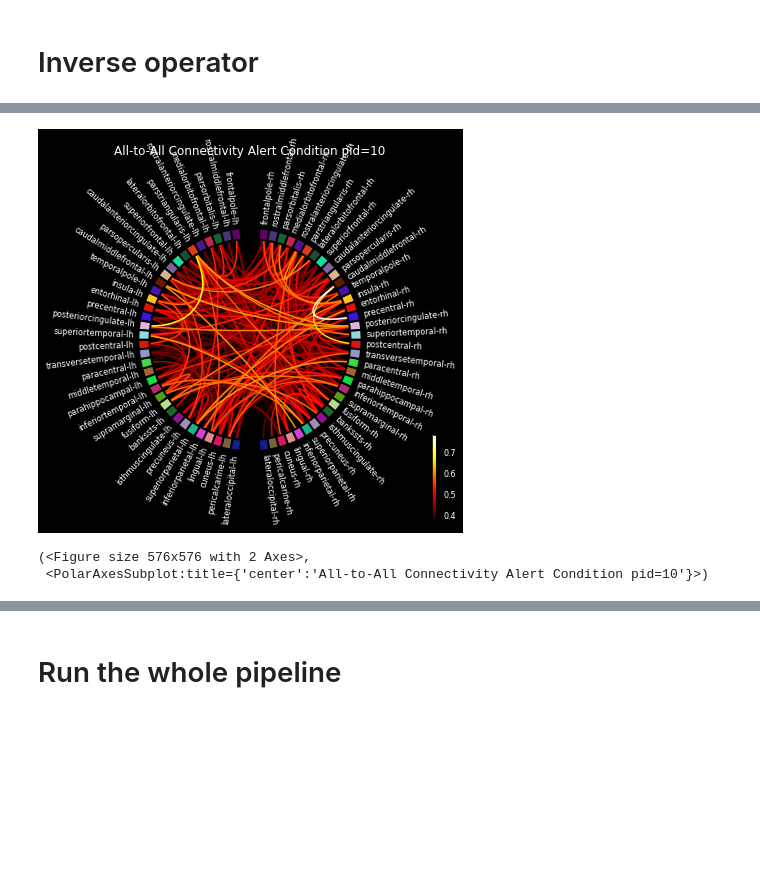
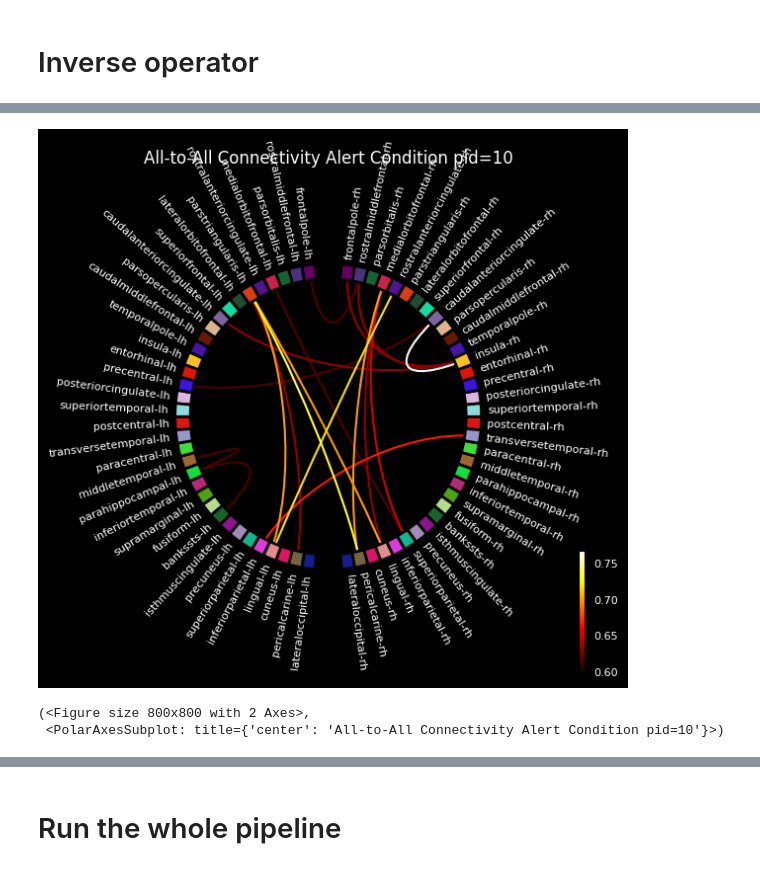
Before and after one commit to habom2310/eeg-connectivity-analysis, a Jupyter notebook: brain connectivity from source spaces pipeline.ipynb, the cells around one changed output, grey strips where cells are left out. Cells and saved outputs as stored; diff of their text form; code cells hidden in the pictures; blank space fills up the shorter version.

```diff
--- a/brain connectivity from source spaces pipeline.ipynb
+++ b/brain connectivity from source spaces pipeline.ipynb
@@ -144,2 +129,4 @@ Computing rank from covariance with rank=None
 # %% [markdown]
 # Var
+# %%
+noise_cov = mne.compute_covariance(epochs, tmax=2)
@@ -334,35 +328,35 @@ Extracting time courses for 68 labels (mode: mean_flip)
 label_names = [label.name for label in labels]
 
 lh_labels = [name for name in label_names if name.endswith('lh')]
 
 # Get the y-location of the label
 label_ypos = list()
 for name in lh_labels:
     idx = label_names.index(name)
     ypos = np.mean(labels[idx].pos[:, 1])
     label_ypos.append(ypos)
 
 # Reorder the labels based on their location
 lh_labels = [label for (yp, label) in sorted(zip(label_ypos, lh_labels))]
 
 # For the right hemi
 rh_labels = [label[:-2] + 'rh' for label in lh_labels]
 
 # Save the plot order and create a circular layout
 node_order = list()
 node_order.extend(lh_labels[::-1])  # reverse the order
 node_order.extend(rh_labels)
 
 node_angles = circular_layout(label_names, node_order, start_pos=90,
                               group_boundaries=[0, len(label_names) / 2])
 
 # Plot the graph using node colors from the FreeSurfer parcellation. We only
 # show the 300 strongest connections.
-plot_connectivity_circle(con_res['pli'], label_names, n_lines=300,
+plot_connectivity_circle(con_res['pli'], label_names, n_lines=20,
                          node_angles=node_angles, node_colors=label_colors,
                          title='All-to-All Connectivity Alert Condition pid=10')
 # %% [output]
-[figure, old version]
+[figure, new version]
-(<Figure size 576x576 with 2 Axes>,
- <PolarAxesSubplot:title={'center':'All-to-All Connectivity Alert Condition pid=10'}>)
+(<Figure size 800x800 with 2 Axes>,
+ <PolarAxesSubplot: title={'center': 'All-to-All Connectivity Alert Condition pid=10'}>)
 # %%
```
Also changed, not shown: parts of 34 cells of this notebook, 2 other files.
